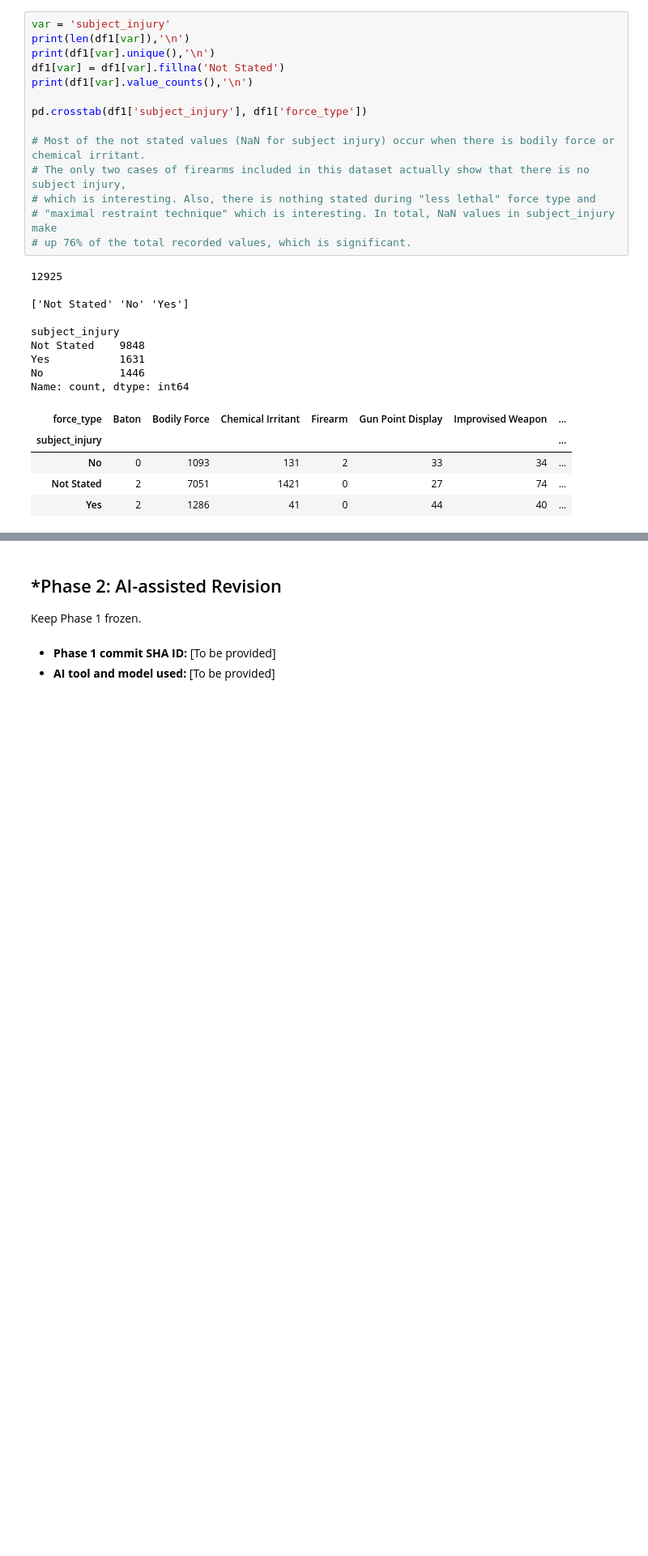
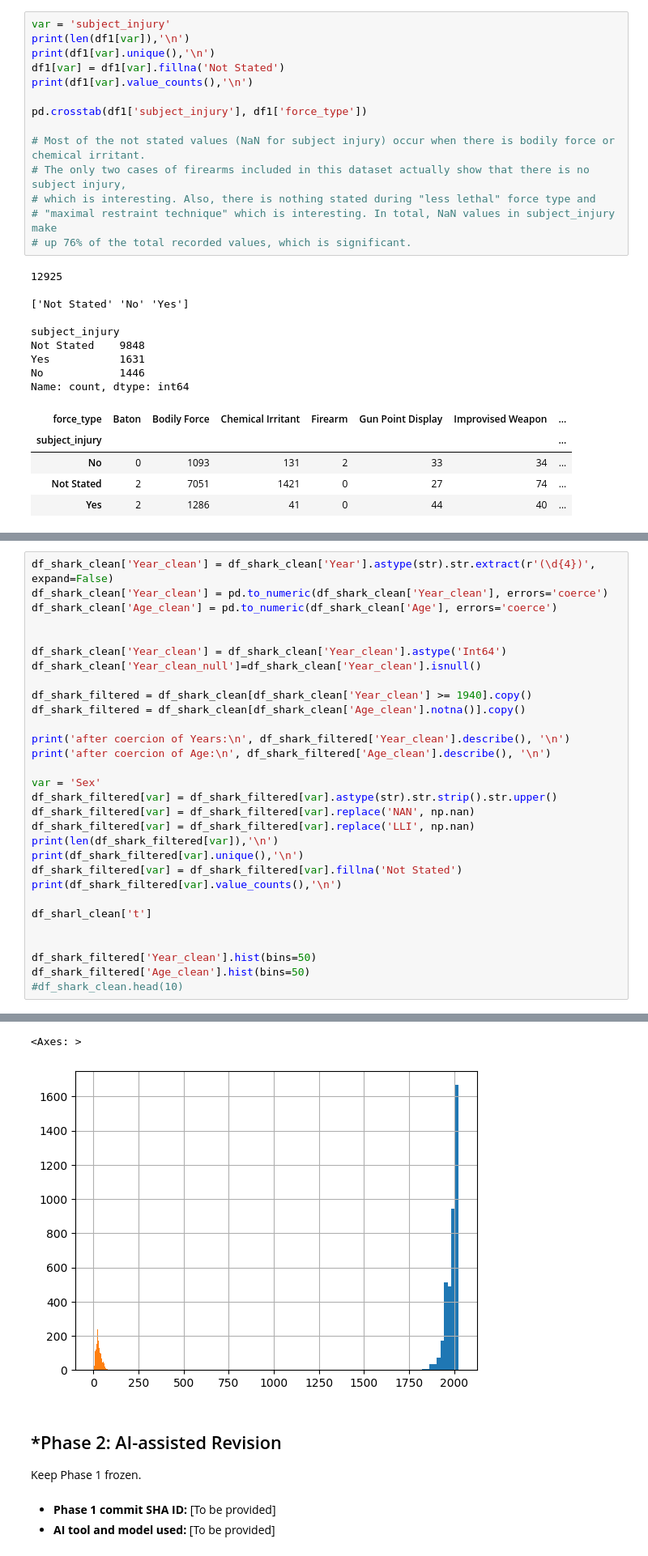
Before and after one commit to willhk10-uva/A01-data-wrangling, a Jupyter notebook: notebook.ipynb, the cells around one changed output, grey strips where cells are left out. Shown at 81% size. Cells and saved outputs as stored; diff of their text form; blank space fills up the shorter version.

```diff
--- a/notebook.ipynb
+++ b/notebook.ipynb
@@ -162,0 +183,31 @@ df_shark_clean.head(10)
+# %%
+df_shark_clean['Year_clean'] = df_shark_clean['Year'].astype(str).str.extract(r'(\d{4})', expand=False)
+df_shark_clean['Year_clean'] = pd.to_numeric(df_shark_clean['Year_clean'], errors='coerce')
+df_shark_clean['Age_clean'] = pd.to_numeric(df_shark_clean['Age'], errors='coerce')
+
+
+df_shark_clean['Year_clean'] = df_shark_clean['Year_clean'].astype('Int64')
+df_shark_clean['Year_clean_null']=df_shark_clean['Year_clean'].isnull()
+
+df_shark_filtered = df_shark_clean[df_shark_clean['Year_clean'] >= 1940].copy()
+df_shark_filtered = df_shark_clean[df_shark_clean['Age_clean'].notna()].copy()
+
+print('after coercion of Years:\n', df_shark_filtered['Year_clean'].describe(), '\n')
+print('after coercion of Age:\n', df_shark_filtered['Age_clean'].describe(), '\n')
+
+var = 'Sex'
+df_shark_filtered[var] = df_shark_filtered[var].astype(str).str.strip().str.upper()
+df_shark_filtered[var] = df_shark_filtered[var].replace('NAN', np.nan)
+df_shark_filtered[var] = df_shark_filtered[var].replace('LLI', np.nan)
+print(len(df_shark_filtered[var]),'\n')
+print(df_shark_filtered[var].unique(),'\n')
+df_shark_filtered[var] = df_shark_filtered[var].fillna('Not Stated')
+print(df_shark_filtered[var].value_counts(),'\n')
+
+df_sharl_clean['t']
+
+
+df_shark_filtered['Year_clean'].hist(bins=50)
+df_shark_filtered['Age_clean'].hist(bins=50)
+#df_shark_clean.head(10)
+# %% [output]
@@ -163,3 +231,5 @@ df_shark_clean.head(10)
+<Axes: >
+[figure, added]
 # %% [markdown]
 ## *Phase 2: AI-assisted Revision
 Keep Phase 1 frozen.
```
Also changed, not shown: parts of 2 cells of this notebook.
